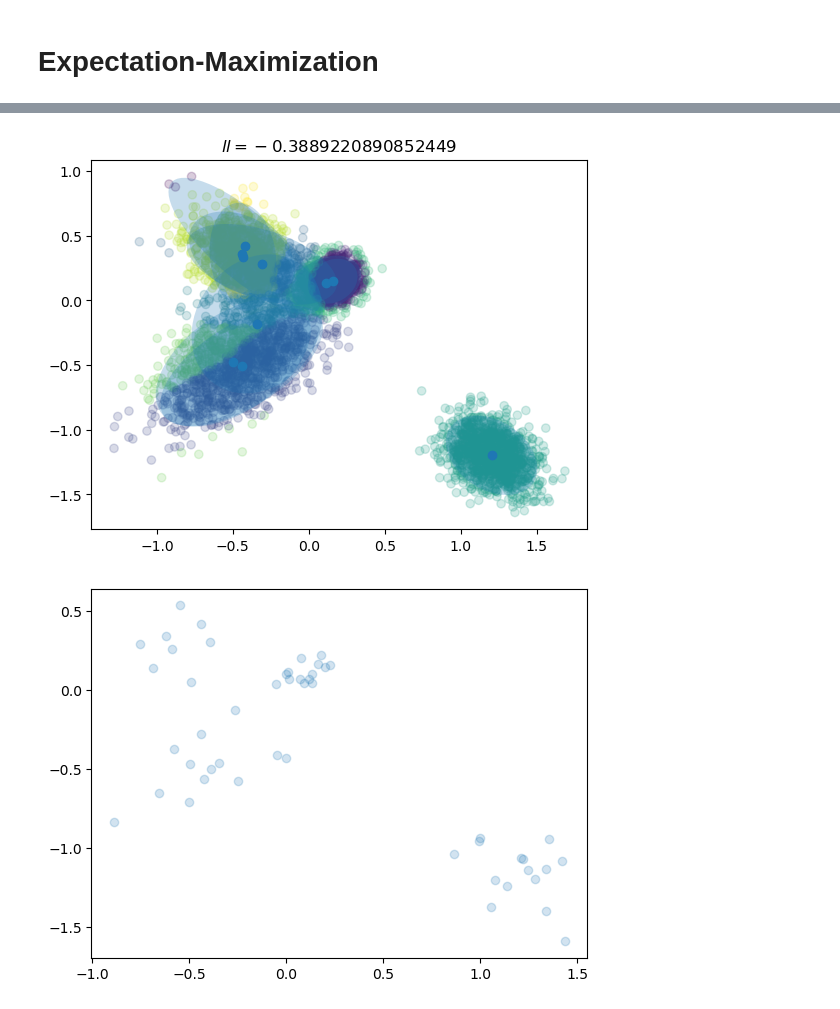
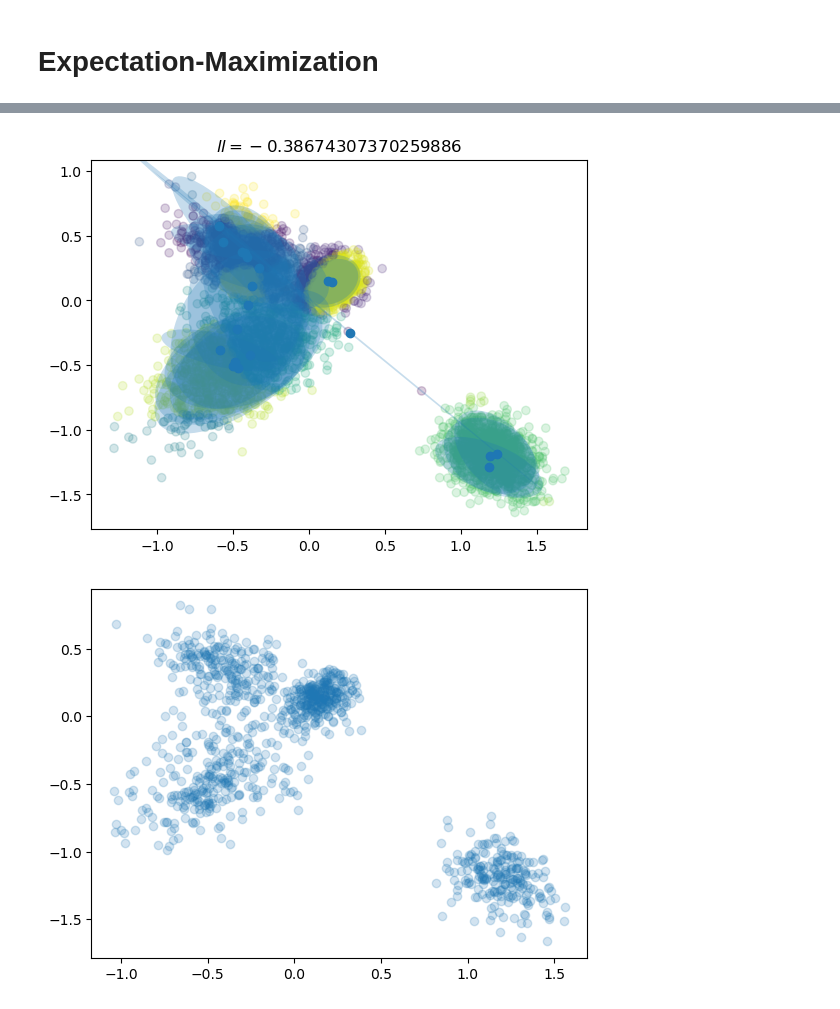
Before and after one commit to glouppe/dats0001-foundations-of-data-science, a Jupyter notebook: nb06-em.ipynb, the cells around one changed output, grey strips where cells are left out. Saved outputs shown, nothing was run; the diff lists cells and outputs as text; code cells hidden in the pictures.

```diff
--- a/nb06-em.ipynb
+++ b/nb06-em.ipynb
@@ -112,7 +112,7 @@ def m_step(x, r):
 # %%
 # Initialization
 n_samples = len(x)
-n_clusters = 10
+n_clusters = 20
 
 pi = np.ones(n_clusters) / n_clusters
 mu = np.random.randn(n_clusters, 2)
@@ -129,18 +129,18 @@ r = e_step(x, pi, mu, sigma)
 pi, mu, sigma = m_step(x, r)
 make_plot(x, r, mu, sigma, ll=ll(x, pi, mu, sigma))
 # %% [output]
-[figure, old version]
+[figure, new version]
 # %%
 # Simulate new data
 def simulate(n_samples, pi, mu, sigma):
     z = np.argmax(multinomial(1, pi).rvs(n_samples), axis=1)
     x = np.zeros((n_samples, 2))
 
     for i in range(n_samples):
         x[i] = multivariate_normal(mu[z[i]], sigma[z[i]]).rvs()
 
     return x
 
-make_plot(simulate(50, pi, mu, sigma))
+make_plot(simulate(1000, pi, mu, sigma))
 # %% [output]
-[figure, old version]
+[figure, new version]
```
Also changed, not shown: parts of 1 cell of this notebook, 1 other file.
